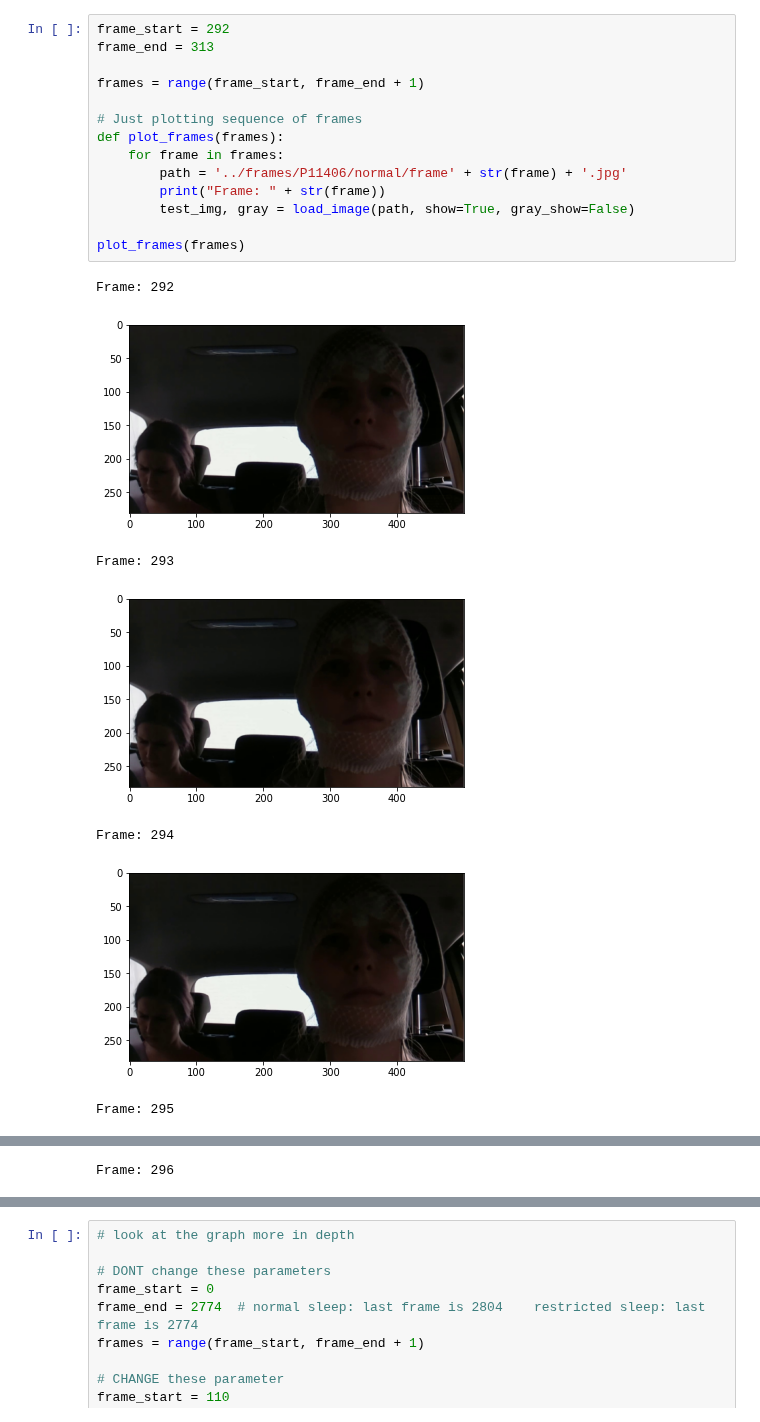
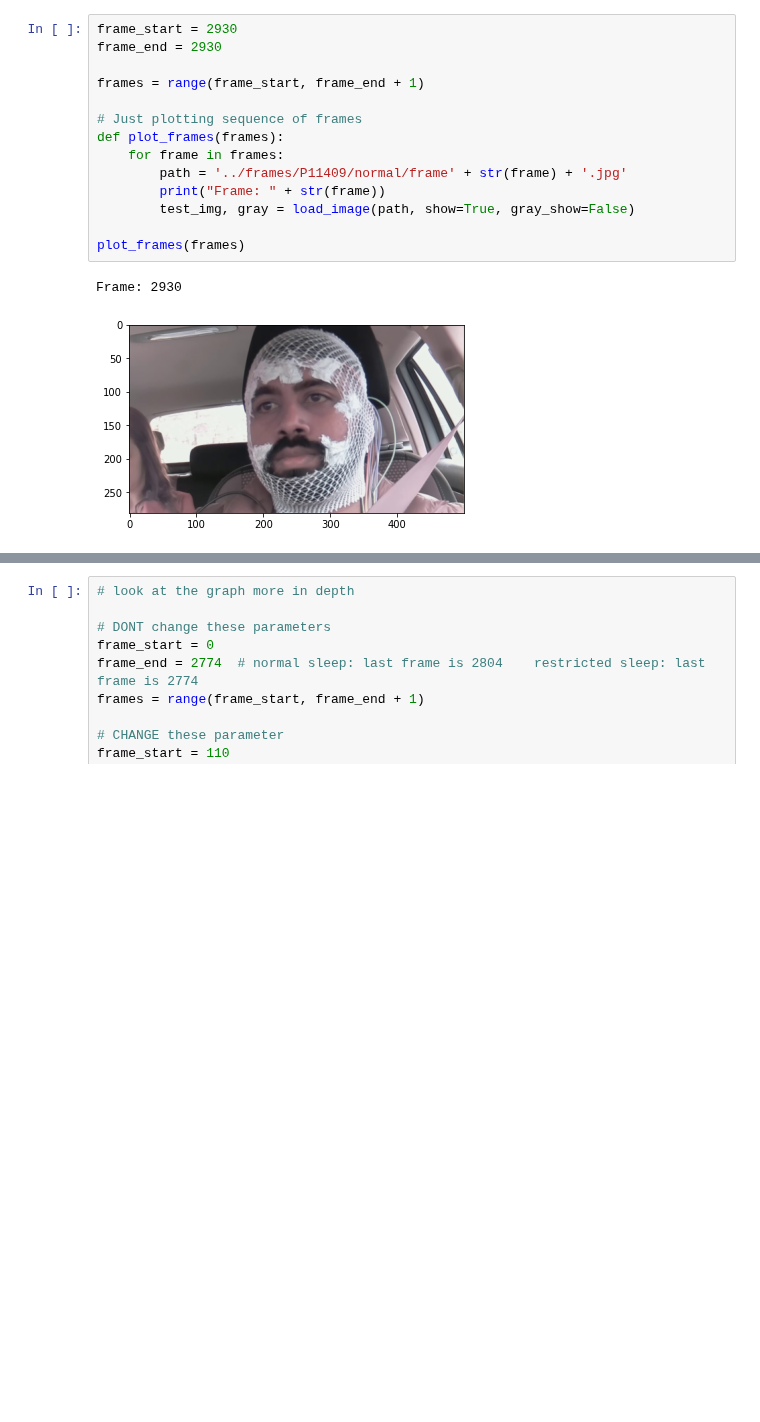
Before and after one commit to fruste/driver-drowsiness, a Jupyter notebook: code/blinking_detection.ipynb, the cells around one changed output, grey strips where cells are left out. Saved outputs shown, nothing was run; the diff lists cells and outputs as text; blank space fills up the shorter version.

```diff
--- a/code/blinking_detection.ipynb
+++ b/code/blinking_detection.ipynb
@@ -135,24 +139,19 @@ def get_landmarks(img, gray, rects, show=False):
         plt.show()
     return shape
 # %%
-frame_start = 292
-frame_end = 313
+frame_start = 2930
+frame_end = 2930
 
 frames = range(frame_start, frame_end + 1)
 
 # Just plotting sequence of frames
 def plot_frames(frames):
     for frame in frames:
-        path = '../frames/P11406/normal/frame' + str(frame) + '.jpg'
+        path = '../frames/P11409/normal/frame' + str(frame) + '.jpg'
         print("Frame: " + str(frame))
         test_img, gray = load_image(path, show=True, gray_show=False)
 
 plot_frames(frames)
 # %% [output]
-Frame: 292
+Frame: 2930
-[figure, old version]
+[figure, new version]
-Frame: 293
-[figure, removed]
-Frame: 294
-[figure, removed]
-Frame: 295
@@ -160 +157,0 @@ Frame: 295
-Frame: 296
```
Also changed, not shown: parts of 10 cells of this notebook, 4 other files.
